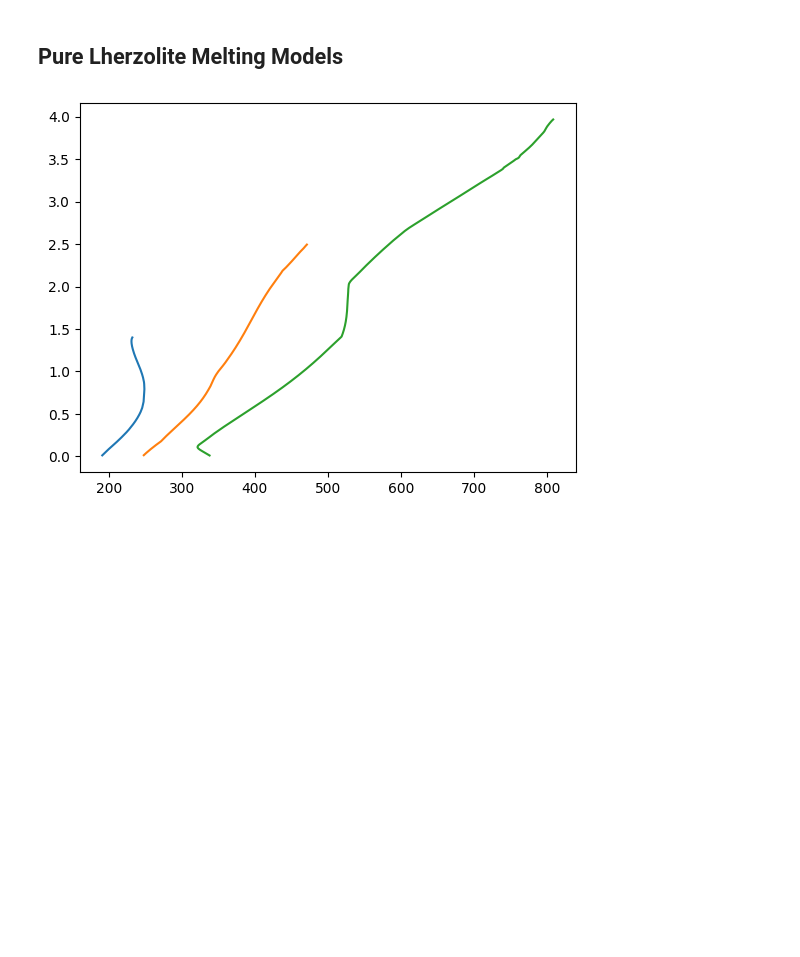
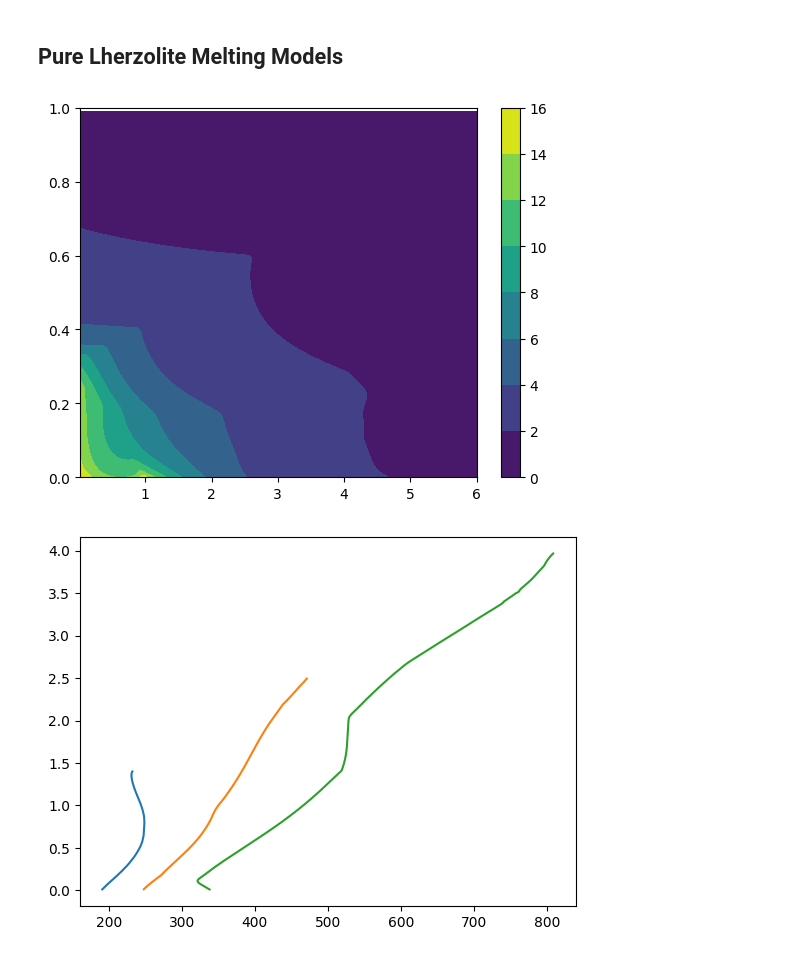
Before and after one commit to simonwmatthews/pyMelt, a Jupyter notebook: dev/FRTE_tests.ipynb, the cells around one changed output. Drawn from its saved outputs; the diff is of its cells as text; code cells hidden in the pictures; blank space fills up the shorter version.

Commit message:
Auto stash before merge of "phaseDiagramTraceElements" and "origin/phaseDiagramTraceElements"

```diff
--- a/dev/FRTE_tests.ipynb
+++ b/dev/FRTE_tests.ipynb
@@ -132,6 +132,34 @@ for el in ['Ni', 'Mn']:
 [figure]
 # %% [markdown]
 ## Pure Lherzolite Melting Models
+# %%
+p = np.linspace(0.01, 6, 100)
+x = np.linspace(0, 1, 100)
+
+pp, xx = np.meshgrid(p, x)
+
+D = np.zeros(np.shape(pp))
+
+phases = ['olv', 'cpx', 'opx', 'grt', 'spn']
+
+for i in range(np.shape(pp)[0]):
+    for j in range(np.shape(pp)[1]):
+        for ph in phases:
+            state = pd.Series({'P': pp[i,j],
+                               'T':klb1('temperature', pd.Series({'P':pp[i,j], 'F':xx[i,j]})),
+                               'F': xx[i,j]})
+            if klb1(ph+'_mass', state) > 1e-3:
+                D[i,j] += m.chemistry.matzen.D(state, ph, 'Ni', phaseDiagram=klb1) * klb1(ph+'_mass', state) / (1-xx[i,j])
+# %%
+f, a = plt.subplots()
+
+cf = a.contourf(pp, xx, D)
+
+f.colorbar(cf)
+
+plt.show()
+# %% [output]
+[figure, added]
 # %%
 lz = m.lithologies.matthews.klb1()
 mantle = m.mantle([lz], [1.0], ['lz'], )
```
